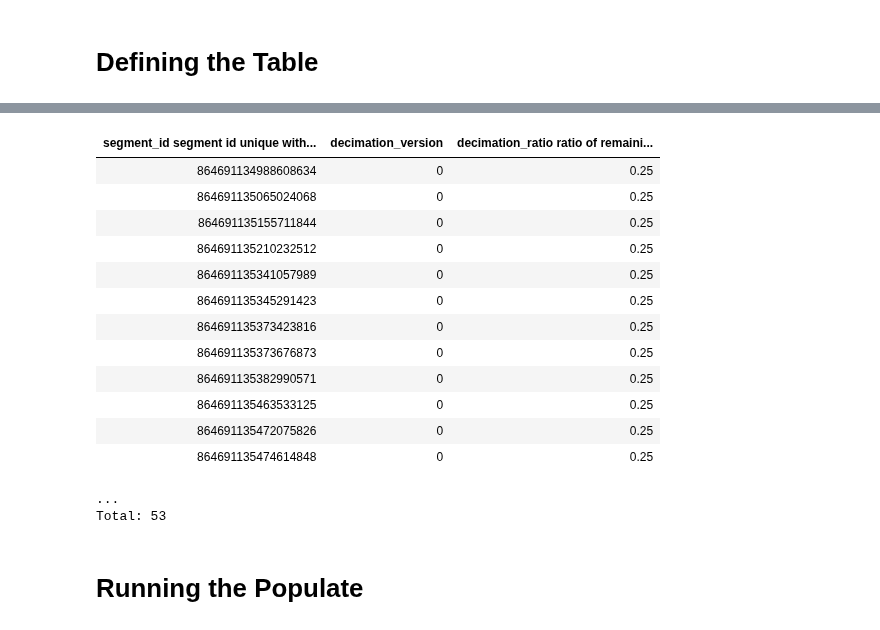
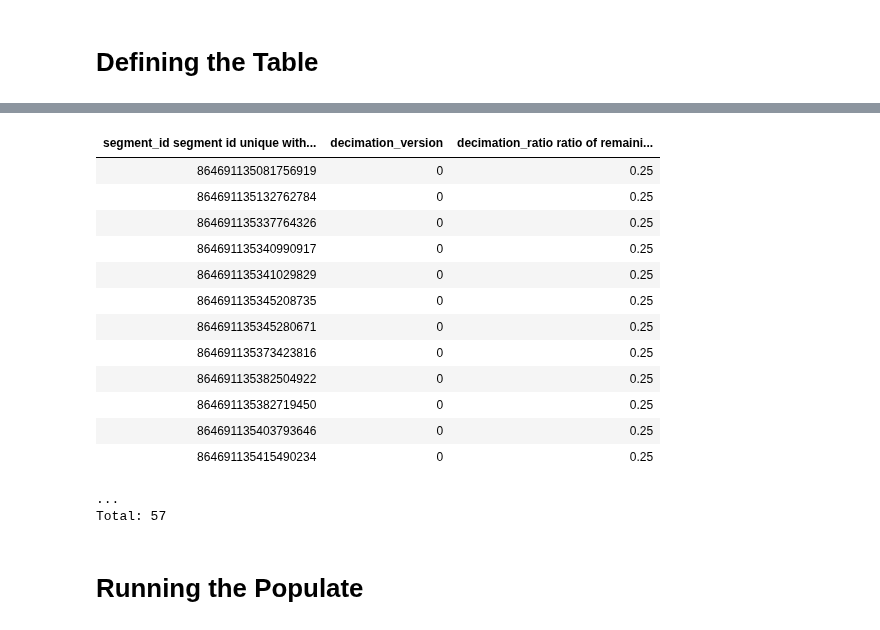
Before and after one commit to celiibrendan/neuron_mesh_tools, a Jupyter notebook: Auto_Proofreading/Preprocessing_Pipeline/Allen_Splitting_Pipeline/Allen_3_BaylorSegmentCentroid.ipynb, the cells around one changed output, grey strips where cells are left out. Drawn from its saved outputs; the diff is of its cells as text; code cells hidden in the pictures.

```diff
--- a/Auto_Proofreading/Preprocessing_Pipeline/Allen_Splitting_Pipeline/Allen_3_BaylorSegmentCentroid.ipynb
+++ b/Auto_Proofreading/Preprocessing_Pipeline/Allen_Splitting_Pipeline/Allen_3_BaylorSegmentCentroid.ipynb
@@ -129,29 +129,29 @@ class NeuronGliaNuclei(dj.Manual):
 # %%
 decimation_version = 0
 decimation_ratio = 0.25
 verts_min = 10000
 current_version = 30
 
 key_source = (((minnie.Decimation & f"n_vertices > {verts_min}").proj(decimation_version='version') &
                             "decimation_version=" + str(decimation_version) &
-                       f"decimation_ratio={decimation_ratio}") & (dj.U("segment_id") )  & (minnie.AllenProofreading() & dict(month=3,day=3,year=2021)).proj())
+                       f"decimation_ratio={decimation_ratio}") & (dj.U("segment_id") )  & (minnie.AllenProofreading() & dict(month=3,day=18,year=2021)).proj())
 key_source
 # %% [output]
 | segment_id segment id unique with... | decimation_version | decimation_ratio ratio of remaini... |
-| 864691134988608634 | 0 | 0.25 |
-| 864691135065024068 | 0 | 0.25 |
-| 864691135155711844 | 0 | 0.25 |
-| 864691135210232512 | 0 | 0.25 |
-| 864691135341057989 | 0 | 0.25 |
-| 864691135345291423 | 0 | 0.25 |
+| 864691135081756919 | 0 | 0.25 |
+| 864691135132762784 | 0 | 0.25 |
+| 864691135337764326 | 0 | 0.25 |
+| 864691135340990917 | 0 | 0.25 |
+| 864691135341029829 | 0 | 0.25 |
+| 864691135345208735 | 0 | 0.25 |
+| 864691135345280671 | 0 | 0.25 |
 | 864691135373423816 | 0 | 0.25 |
-| 864691135373676873 | 0 | 0.25 |
-| 864691135382990571 | 0 | 0.25 |
-| 864691135463533125 | 0 | 0.25 |
-| 864691135472075826 | 0 | 0.25 |
-| 864691135474614848 | 0 | 0.25 |
+| 864691135382504922 | 0 | 0.25 |
+| 864691135382719450 | 0 | 0.25 |
+| 864691135403793646 | 0 | 0.25 |
+| 864691135415490234 | 0 | 0.25 |
 ...
-Total: 53
+Total: 57
 # %%
 decimation_version = 0
 decimation_ratio = 0.25
```
Also changed, not shown: parts of 6 cells of this notebook, 11 other files.
